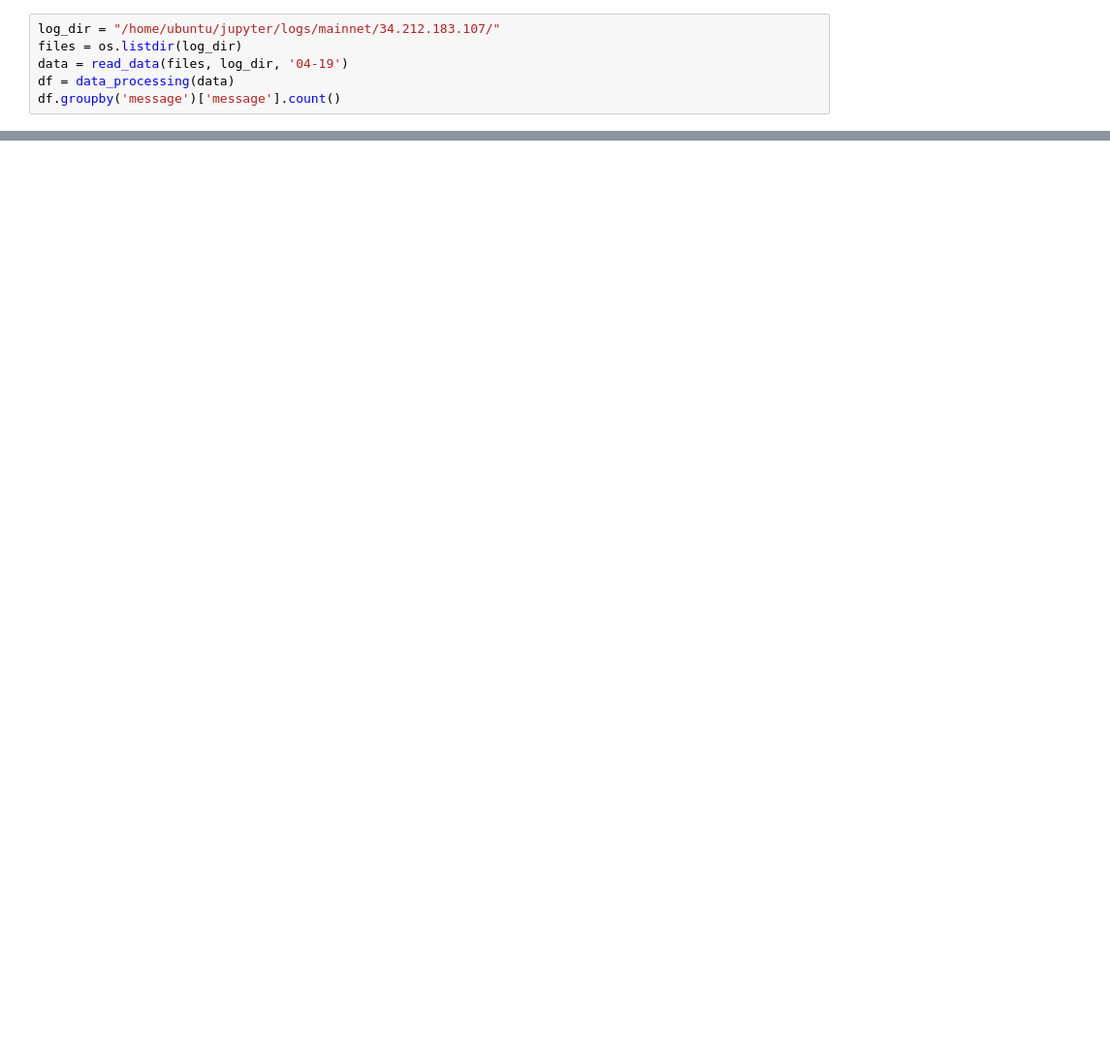
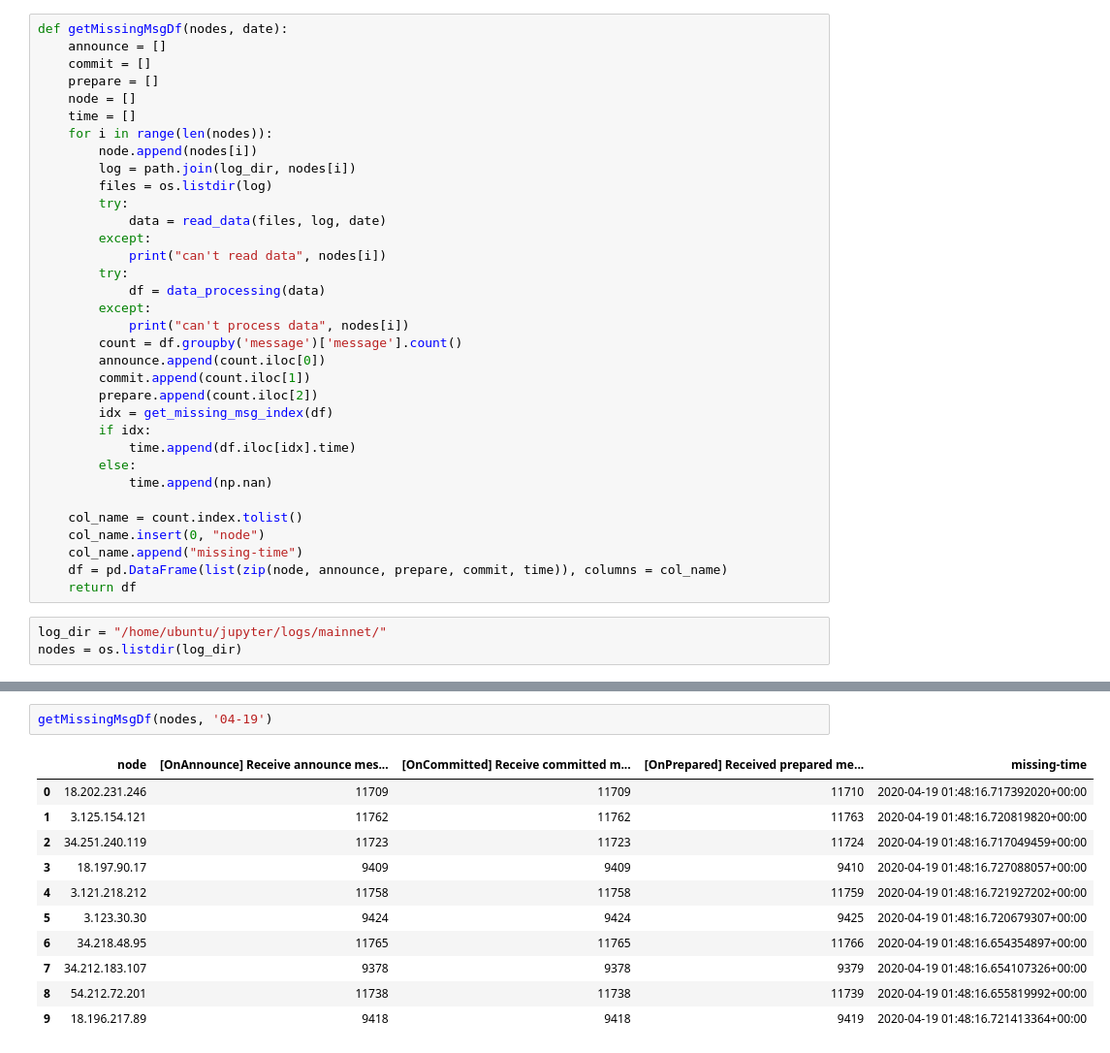
Before and after one commit to harmony-one/harmony-log-analysis, a Jupyter notebook: projects/consensus_message/message_loss_mainnet.ipynb, the cells around one changed output, grey strips where cells are left out. Shown at 97% size. Drawn from its saved outputs; the diff is of its cells as text; blank space fills up the shorter version.

Commit message:
add message loss files

```diff
--- a/projects/consensus_message/message_loss_mainnet.ipynb
+++ b/projects/consensus_message/message_loss_mainnet.ipynb
@@ -33,6 +41,37 @@ def get_missing_msg_index(df):
+# %%
+def getMissingMsgDf(nodes, date):
+    announce = []
+    commit = []
+    prepare = []
+    node = []
+    time = []
+    for i in range(len(nodes)):
+        node.append(nodes[i])
+        log = path.join(log_dir, nodes[i])
+        files = os.listdir(log)
+        try:
+            data = read_data(files, log, date)
+        except:
+            print("can't read data", nodes[i])
+        try:
+            df = data_processing(data)
+        except:
+            print("can't process data", nodes[i])
+        count = df.groupby('message')['message'].count()
+        announce.append(count.iloc[0])
+        commit.append(count.iloc[1])
+        prepare.append(count.iloc[2])
+        idx = get_missing_msg_index(df)
+        if idx:
+            time.append(df.iloc[idx].time)
+        else:
+            time.append(np.nan)
+
+    col_name = count.index.tolist()
+    col_name.insert(0, "node")
+    col_name.append("missing-time")
+    df = pd.DataFrame(list(zip(node, announce, prepare, commit, time)), columns = col_name)
+    return df
 # %%
-log_dir = "/home/ubuntu/jupyter/logs/mainnet/34.212.183.107/"
-files = os.listdir(log_dir)
-data = read_data(files, log_dir, '04-19')
-df = data_processing(data)
-df.groupby('message')['message'].count()
+log_dir = "/home/ubuntu/jupyter/logs/mainnet/"
+nodes = os.listdir(log_dir)
@@ -171,0 +78,14 @@ new_df.iloc[20913:20923]
+# %%
+getMissingMsgDf(nodes, '04-19')
+# %% [output]
+|  | node | [OnAnnounce] Receive announce mes... | [OnCommitted] Receive committed m... | [OnPrepared] Received prepared me... | missing-time |
+| 0 | 18.202.231.246 | 11709 | 11709 | 11710 | 2020-04-19 01:48:16.717392020+00:00 |
+| 1 | 3.125.154.121 | 11762 | 11762 | 11763 | 2020-04-19 01:48:16.720819820+00:00 |
+| 2 | 34.251.240.119 | 11723 | 11723 | 11724 | 2020-04-19 01:48:16.717049459+00:00 |
+| 3 | 18.197.90.17 | 9409 | 9409 | 9410 | 2020-04-19 01:48:16.727088057+00:00 |
+| 4 | 3.121.218.212 | 11758 | 11758 | 11759 | 2020-04-19 01:48:16.721927202+00:00 |
+| 5 | 3.123.30.30 | 9424 | 9424 | 9425 | 2020-04-19 01:48:16.720679307+00:00 |
+| 6 | 34.218.48.95 | 11765 | 11765 | 11766 | 2020-04-19 01:48:16.654354897+00:00 |
+| 7 | 34.212.183.107 | 9378 | 9378 | 9379 | 2020-04-19 01:48:16.654107326+00:00 |
+| 8 | 54.212.72.201 | 11738 | 11738 | 11739 | 2020-04-19 01:48:16.655819992+00:00 |
+| 9 | 18.196.217.89 | 9418 | 9418 | 9419 | 2020-04-19 01:48:16.721413364+00:00 |
```
Also changed, not shown: parts of 25 cells of this notebook, 1 other file.
